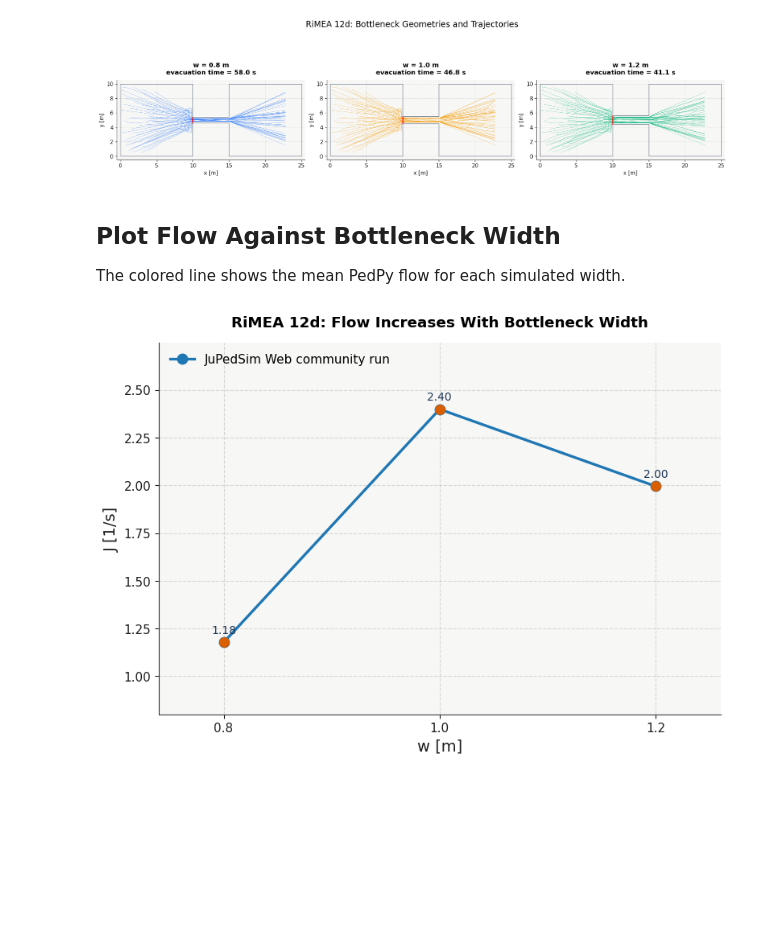
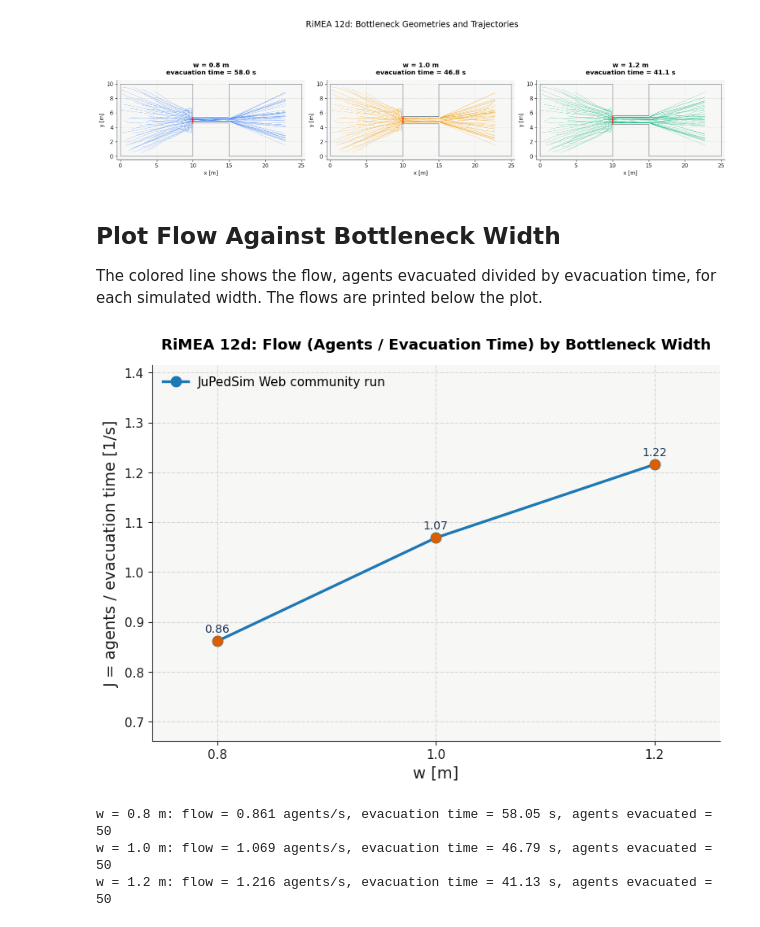
Before and after one commit to PedestrianDynamics/jupedsim-web-community, a Jupyter notebook: standards/rimea/rimea12d_bottleneck_width_flow.ipynb, the cells around one changed output. Cells and saved outputs as stored; diff of their text form; code cells hidden in the pictures; blank space fills up the shorter version.

```diff
--- a/standards/rimea/rimea12d_bottleneck_width_flow.ipynb
+++ b/standards/rimea/rimea12d_bottleneck_width_flow.ipynb
@@ -97,32 +97,16 @@ def run_width_variant(base, width: float) -> dict:
         frame_rate=result.frame_rate,
     )
     line = measurement_line(width)
-    nt, crossing = pedpy.compute_n_t(traj_data=traj, measurement_line=line)
-    individual_speed_single_sided = pedpy.compute_individual_speed(
-        traj_data=traj,
-        frame_step=FRAME_STEP,
-        compute_velocity=True,
-        speed_calculation=pedpy.SpeedCalculation.BORDER_SINGLE_SIDED,
-    )
-    flow = pedpy.compute_flow(
-        nt=nt,
-        crossing_frames=crossing,
-        individual_speed=individual_speed_single_sided,
-        delta_frame=DELTA_FRAME,
-        frame_rate=traj.frame_rate,
-    )
     metrics = dict(result.metrics)
     result.cleanup()
+    flow = metrics["agents_evacuated"] / metrics["evacuation_time"]
     return {
         "width": float(width),
         "scenario": variant,
         "line": line,
         "walkable_area": pedpy.WalkableArea(variant.walkable_polygon),
         "trajectory": traj,
-        "nt": nt,
-        "crossing": crossing,
-        "flow": flow,
-        "mean_flow": float(flow["flow"].mean()),
+        "flow": float(flow),
         "metrics": metrics,
     }
 # %% [markdown]
@@ -187,44 +171,54 @@ plt.show()
 # %% [markdown]
 ## Plot Flow Against Bottleneck Width
 
-The colored line shows the mean PedPy flow for each simulated width.
+The colored line shows the flow, agents evacuated divided by evacuation time, for each simulated width. The flows are printed below the plot.
 # %%
 widths = np.array([run["width"] for run in runs], dtype=float)
-flows = np.array([run["mean_flow"] for run in runs], dtype=float)
+flows = np.array([run["flow"] for run in runs], dtype=float)
 
 fig, ax = plt.subplots(figsize=(9, 6))
 ax.plot(
     widths,
     flows,
     color="#1f77b4",
     linewidth=2.4,
     marker="o",
     markersize=9,
     label="JuPedSim Web community run",
 )
 ax.scatter(widths, flows, color="#d95f02", s=70, zorder=3)
 
 for width, flow in zip(widths, flows):
     ax.annotate(
         f"{flow:.2f}",
         (width, flow),
         textcoords="offset points",
         xytext=(0, 8),
         ha="center",
         color="#1d3557",
         fontsize=10,
     )
 
-ax.set_title("RiMEA 12d: Flow Increases With Bottleneck Width", pad=14)
+ax.set_title("RiMEA 12d: Flow (Agents / Evacuation Time) by Bottleneck Width", pad=14)
 ax.set_xlabel("w [m]", fontsize=14)
-ax.set_ylabel("J [1/s]", fontsize=14)
+ax.set_ylabel("J = agents / evacuation time [1/s]", fontsize=14)
 ax.set_xticks(widths)
 ax.set_xlim(0.74, 1.26)
-ax.set_ylim(0.8, flows.max() + 0.35)
+ax.set_ylim(flows.min() - 0.2, flows.max() + 0.2)
 ax.grid(True, linestyle="--", linewidth=0.8, alpha=0.45)
 ax.spines["top"].set_visible(False)
 ax.spines["right"].set_visible(False)
 ax.legend(frameon=False, loc="upper left")
 plt.show()
+
+for run in runs:
+    print(
+        f"w = {run['width']:.1f} m: flow = {run['flow']:.3f} agents/s, "
+        f"evacuation time = {run['metrics']['evacuation_time']:.2f} s, "
+        f"agents evacuated = {run['metrics']['agents_evacuated']}"
+    )
 # %% [output]
-[figure, old version]
+[figure, new version]
+w = 0.8 m: flow = 0.861 agents/s, evacuation time = 58.05 s, agents evacuated = 50
+w = 1.0 m: flow = 1.069 agents/s, evacuation time = 46.79 s, agents evacuated = 50
+w = 1.2 m: flow = 1.216 agents/s, evacuation time = 41.13 s, agents evacuated = 50
```
Also changed, not shown: parts of 6 cells of this notebook, 1 other file.
